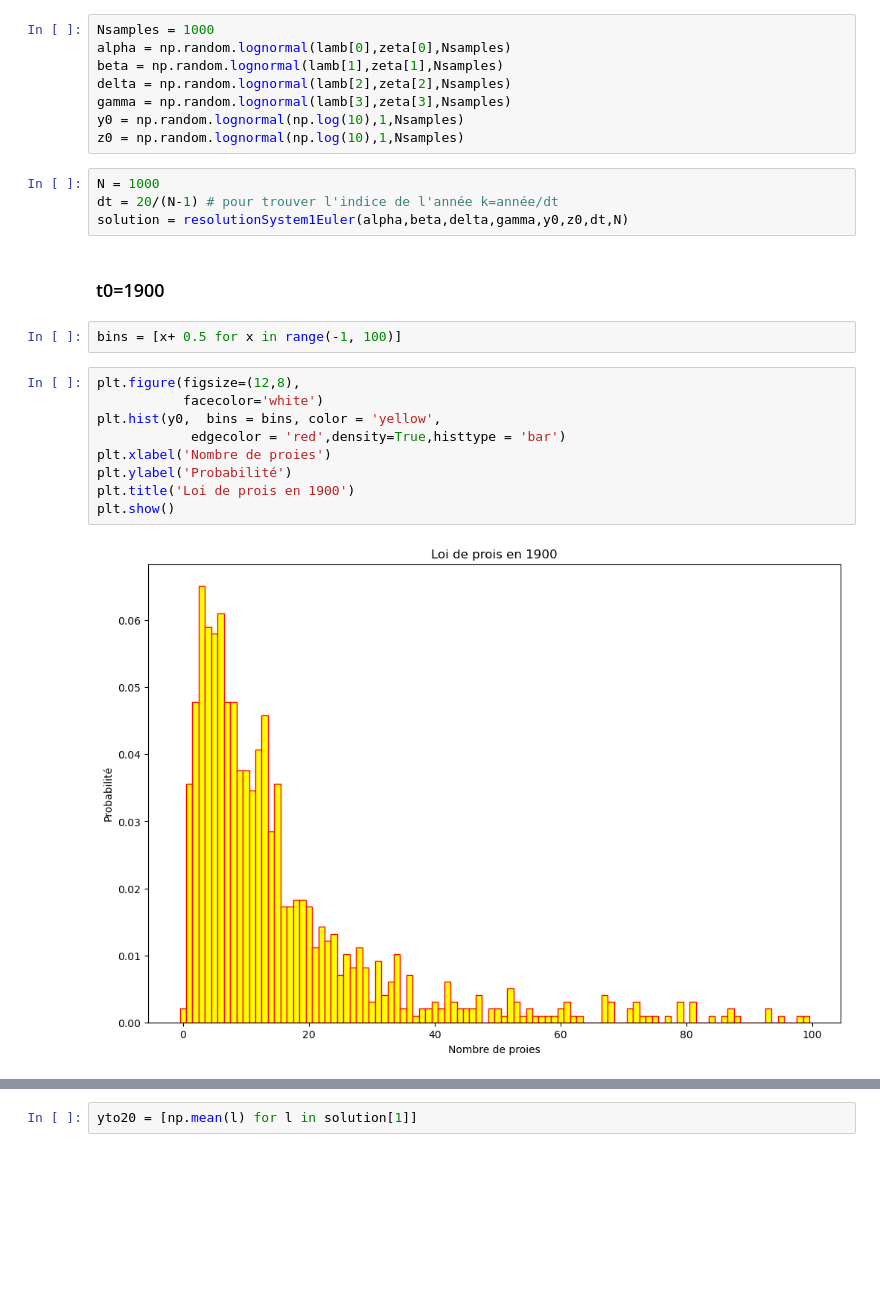
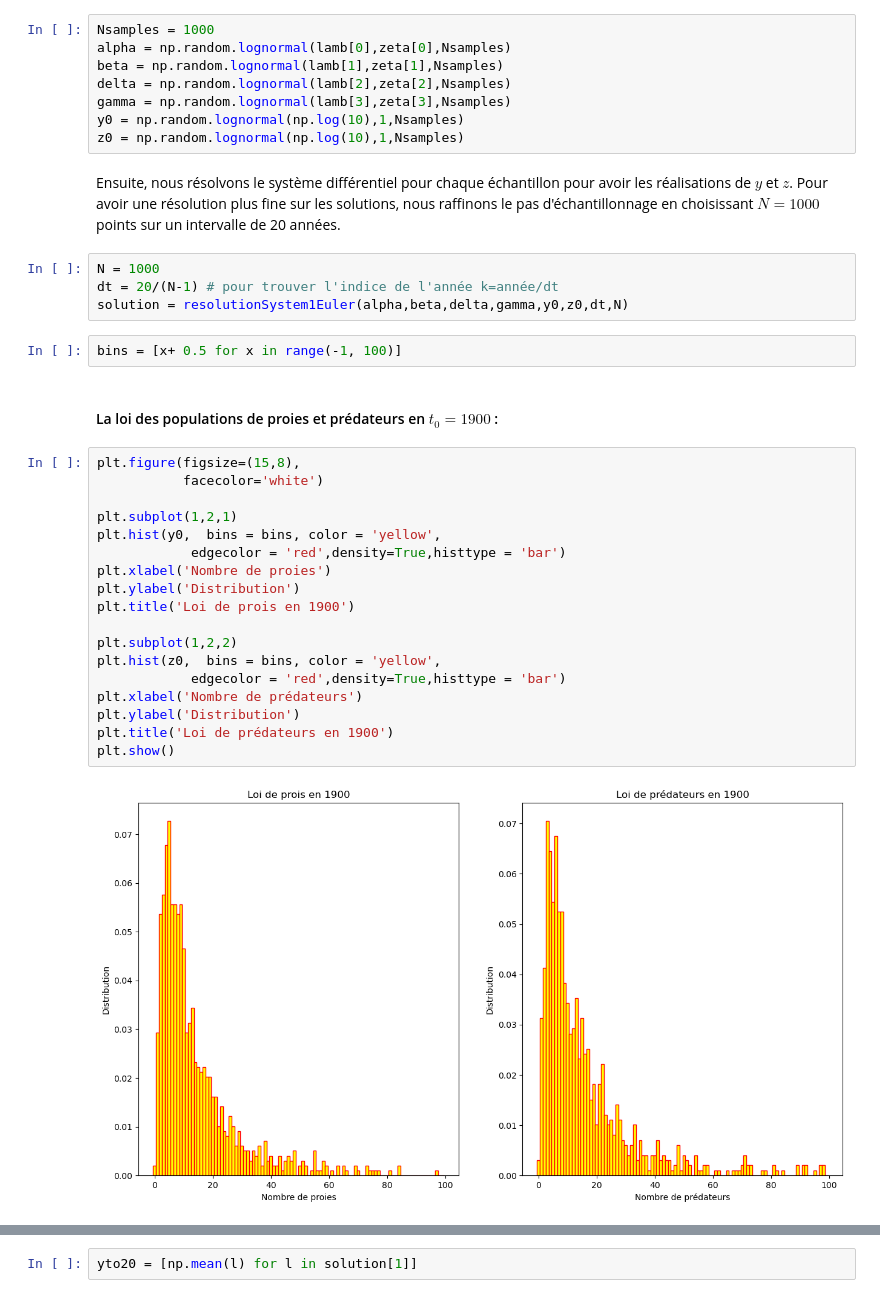
Before and after one commit to ZayedH/MAP568_project, a Jupyter notebook: MAP568.ipynb, the cells around one changed output, grey strips where cells are left out. Cells and saved outputs as stored; diff of their text form; blank space fills up the shorter version.

```diff
--- a/MAP568.ipynb
+++ b/MAP568.ipynb
@@ -55,22 +103,34 @@ delta = np.random.lognormal(lamb[2],zeta[2],Nsamples)
 gamma = np.random.lognormal(lamb[3],zeta[3],Nsamples)
 y0 = np.random.lognormal(np.log(10),1,Nsamples)
 z0 = np.random.lognormal(np.log(10),1,Nsamples)
+# %% [markdown]
+Ensuite, nous résolvons le système différentiel pour chaque échantillon pour avoir les réalisations de $y$ et $z$.
+Pour avoir une résolution plus fine sur les solutions, nous raffinons le pas d'échantillonnage en choisissant $N = 1000$ points sur un intervalle de 20 années.
 # %%
 N = 1000
 dt = 20/(N-1) # pour trouver l'indice de l'année k=année/dt
 solution = resolutionSystem1Euler(alpha,beta,delta,gamma,y0,z0,dt,N)
-# %% [markdown]
-### t0=1900
 # %%
 bins = [x+ 0.5 for x in range(-1, 100)]
+# %% [markdown]
+#### La loi des populations de proies et prédateurs en $t_{0}=1900$ :
 # %%
-plt.figure(figsize=(12,8),
+plt.figure(figsize=(15,8),
            facecolor='white')
+
+plt.subplot(1,2,1)
 plt.hist(y0,  bins = bins, color = 'yellow',
             edgecolor = 'red',density=True,histtype = 'bar')
 plt.xlabel('Nombre de proies')
-plt.ylabel('Probabilité')
+plt.ylabel('Distribution')
 plt.title('Loi de prois en 1900')
+
+plt.subplot(1,2,2)
+plt.hist(z0,  bins = bins, color = 'yellow',
+            edgecolor = 'red',density=True,histtype = 'bar')
+plt.xlabel('Nombre de prédateurs')
+plt.ylabel('Distribution')
+plt.title('Loi de prédateurs en 1900')
 plt.show()
 # %% [output]
-[figure, old version]
+[figure, new version]
```
Also changed, not shown: parts of 89 cells of this notebook.
